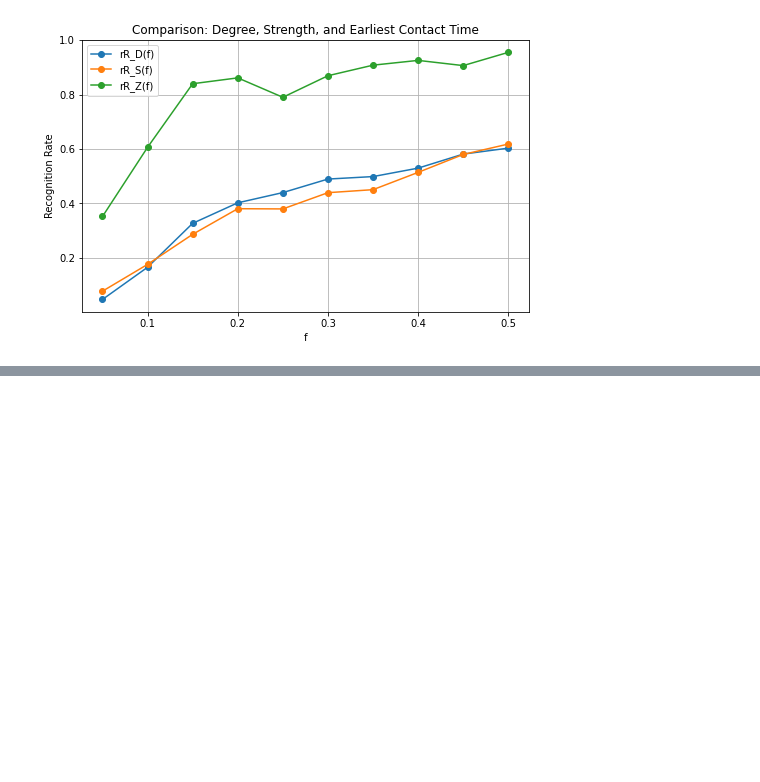
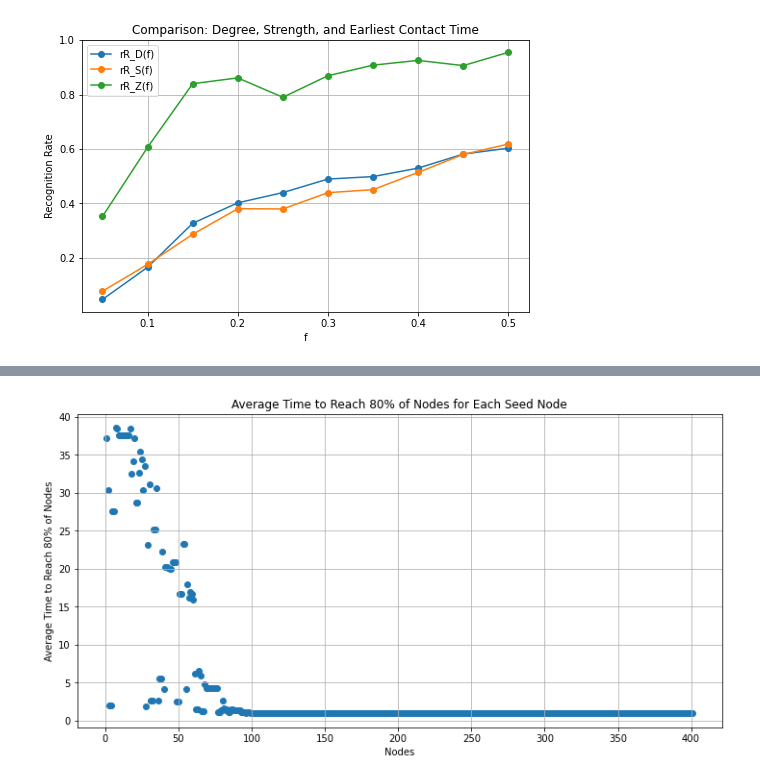
Before and after one commit to Tim-Albers/ComplexNetworks, a Jupyter notebook: FINAL_NOTEBOOK.ipynb, the cells around one changed output, grey strips where cells are left out. Drawn from its saved outputs; the diff is of its cells as text; code cells hidden in the pictures; blank space fills up the shorter version.

```diff
--- a/FINAL_NOTEBOOK.ipynb
+++ b/FINAL_NOTEBOOK.ipynb
@@ -595,0 +637,42 @@ plt.show()
+# %%
+# Define the threshold for 80% of the nodes
+threshold_80_percent = 0.8 * total_nodes
+
+# Dictionary to store the average time to reach the top 80% of nodes for each seed node
+average_time_to_reach_80_percent = {}
+
+# Iterate through each node and simulate the virus spread
+for node in G.nodes:
+    result = simulate_spreading(node, Gdata, T)
+    infected_times = result
+
+    # Sort the nodes based on the time they get infected
+    sorted_infected_times = sorted(enumerate(infected_times), key=lambda x: x[1])
+
+    # Select the top 80% of nodes that are reached earliest in time
+    top_80_percent_nodes = sorted_infected_times[:int(threshold_80_percent)]
+
+    # Calculate the average time for these nodes
+    average_time = np.mean([time for _, time in top_80_percent_nodes])
+    average_time_to_reach_80_percent[node] = average_time
+
+# Print the average time to reach the top 80% of nodes for each seed node
+verbose = False
+if verbose:
+    for node, time in average_time_to_reach_80_percent.items():
+        print(f"Node {node}: Average time to reach 80% of nodes: {time}")
+# %%
+# Extract the nodes and their corresponding average times
+nodes = list(average_time_to_reach_80_percent.keys())
+average_times = list(average_time_to_reach_80_percent.values())
+
+# Plot the average time to reach 80% of the nodes for each seed node
+plt.figure(figsize=(12, 6))
+plt.scatter(nodes, average_times)
+plt.xlabel('Nodes')
+plt.ylabel('Average Time to Reach 80% of Nodes')
+plt.title('Average Time to Reach 80% of Nodes for Each Seed Node')
+plt.grid(True)
+plt.show()
+# %% [output]
+[figure, added]
```
Also changed, not shown: parts of 3 cells of this notebook.
